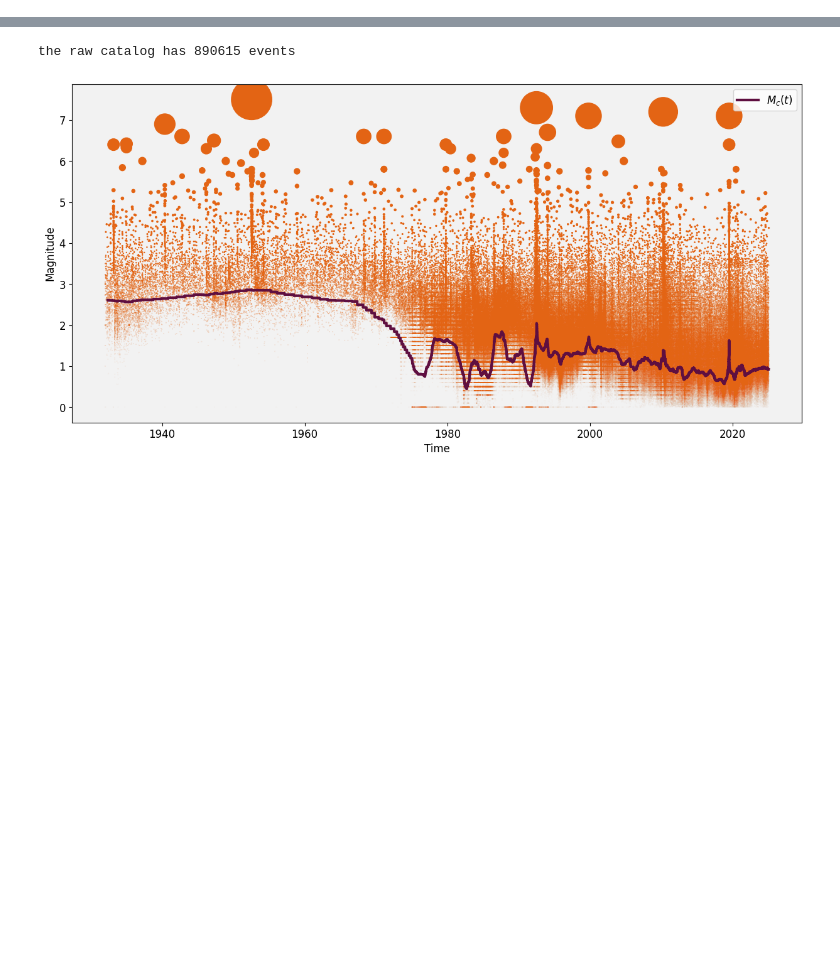
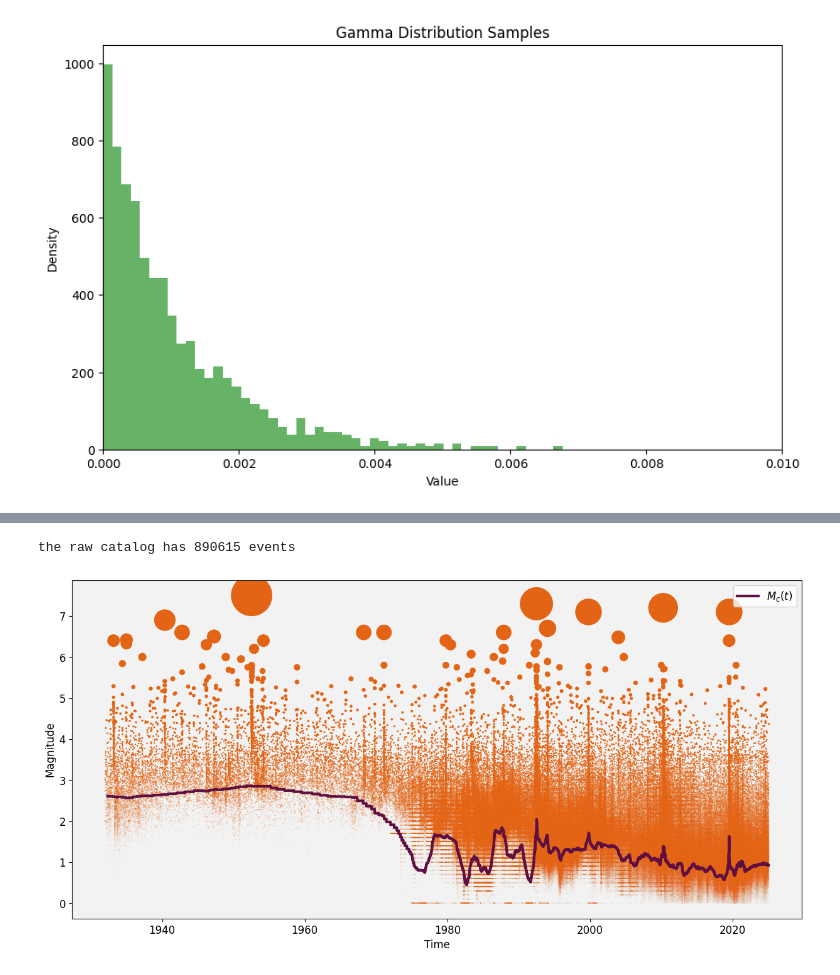
Before and after one commit to RyanJafefKelly/mm_sbi_review, a Jupyter notebook: notebooks/earthquake_playground.ipynb, the cells around one changed output, grey strips where cells are left out. Saved outputs shown, nothing was run; the diff lists cells and outputs as text; code cells hidden in the pictures; blank space fills up the shorter version.

```diff
--- a/notebooks/earthquake_playground.ipynb
+++ b/notebooks/earthquake_playground.ipynb
@@ -24,6 +24,34 @@ import tarfile
 
 # Custom Colormap
 colors = ["#5F0F40", "#C9DAEA", "#84A07C", "#E36414", "#39A9DB", "#0081A7", "#284B63", "#FFD449"]
+# %%
+import numpyro
+from jax import random
+
+import numpyro.distributions as dist
+import jax.numpy as jnp
+import matplotlib.pyplot as plt
+
+# Set random seed for reproducibility
+rng_key = random.PRNGKey(0)
+
+# Define the Gamma distribution parameters
+alpha = 1.0
+beta = 10.0
+
+# Sample from the Gamma distribution
+samples = numpyro.sample('gamma', dist.Gamma(concentration=alpha, rate=beta), sample_shape=(1000,), rng_key=rng_key)
+samples = 0.1*0.1*samples
+# Plot the histogram of the samples
+plt.figure(figsize=(10, 6))
+plt.xlim([0, 0.01])
+plt.hist(samples, bins=50, density=True, alpha=0.6, color='g')
+plt.title('Gamma Distribution Samples')
+plt.xlabel('Value')
+plt.ylabel('Density')
+plt.show()
+# %% [output]
+[figure, added]
 # %%
 # Files taken from EarthquakeNPP plot_utils.py
 
```
Also changed, not shown: parts of 12 cells of this notebook, 4 other files.
